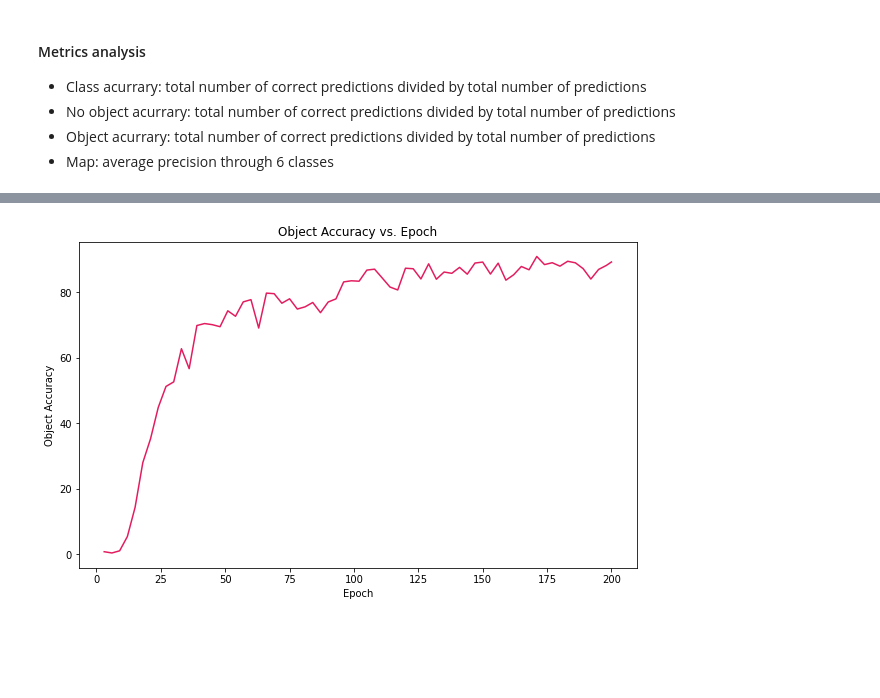
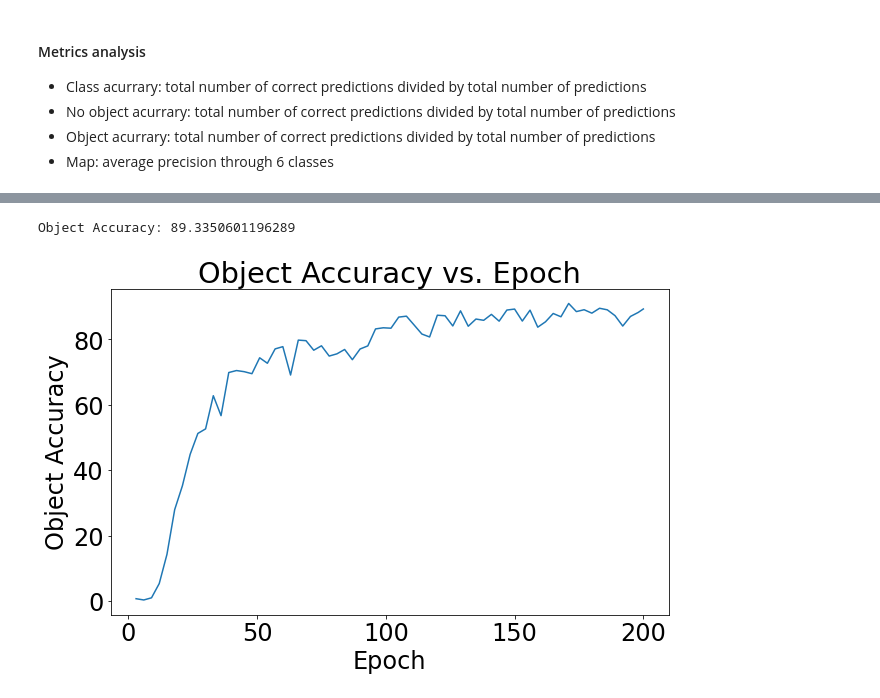
Before and after one commit to enmanuelmag/YOLOv3, a Jupyter notebook: notebooks/metrics.ipynb, the cells around one changed output, grey strips where cells are left out. Saved outputs shown, nothing was run; the diff lists cells and outputs as text; code cells hidden in the pictures; blank space fills up the shorter version.

```diff
--- a/notebooks/metrics.ipynb
+++ b/notebooks/metrics.ipynb
@@ -31,11 +31,13 @@ In addition based on [YOLOv3 Loss calculation](https://towardsdatascience.com/ca
 - Object loss: 1
 - Box loss (intersection and coordinates): 10
 # %%
-plt.figure(figsize=(10, 6))
+plt.figure(figsize=(12, 6))
 loss_plot = sns.lineplot(x='epoch', y='mean', data=losses)
 plt.title('Loss vs. Epoch')
 plt.xlabel('Epoch')
 plt.ylabel('Loss')
-loss_plot.lines[0].set_color(COLOR)
-loss_plot.figure.savefig('../img/loss_plot.png', dpi=150)
+#loss_plot.lines[0].set_color(COLOR)
+loss_plot.figure.savefig('../img/loss_plot_a.png', dpi=150)
+#increase font size
+plt.rcParams.update({'font.size': 24})
 # %% [output]
@@ -80,10 +83,12 @@ noa_plot.figure.savefig('../img/noa_plot.png', dpi=150)
 # %%
 plt.figure(figsize=(10, 6))
 oa_plot = sns.lineplot(x='epoch', y='obj_accuracy', data=metrics)
 plt.title('Object Accuracy vs. Epoch')
 plt.xlabel('Epoch')
 plt.ylabel('Object Accuracy')
-oa_plot.lines[0].set_color(COLOR)
-oa_plot.figure.savefig('../img/oa_plot.png', dpi=150)
+#oa_plot.lines[0].set_color(COLOR)
+oa_plot.figure.savefig('../img/oa_plot_a.png', dpi=150)
+print('Object Accuracy:', metrics.obj_accuracy.iloc[-1])
 # %% [output]
+Object Accuracy: 89.3350601196289
-[figure, old version]
+[figure, new version]
```
Also changed, not shown: parts of 5 cells of this notebook, 14 other files.
